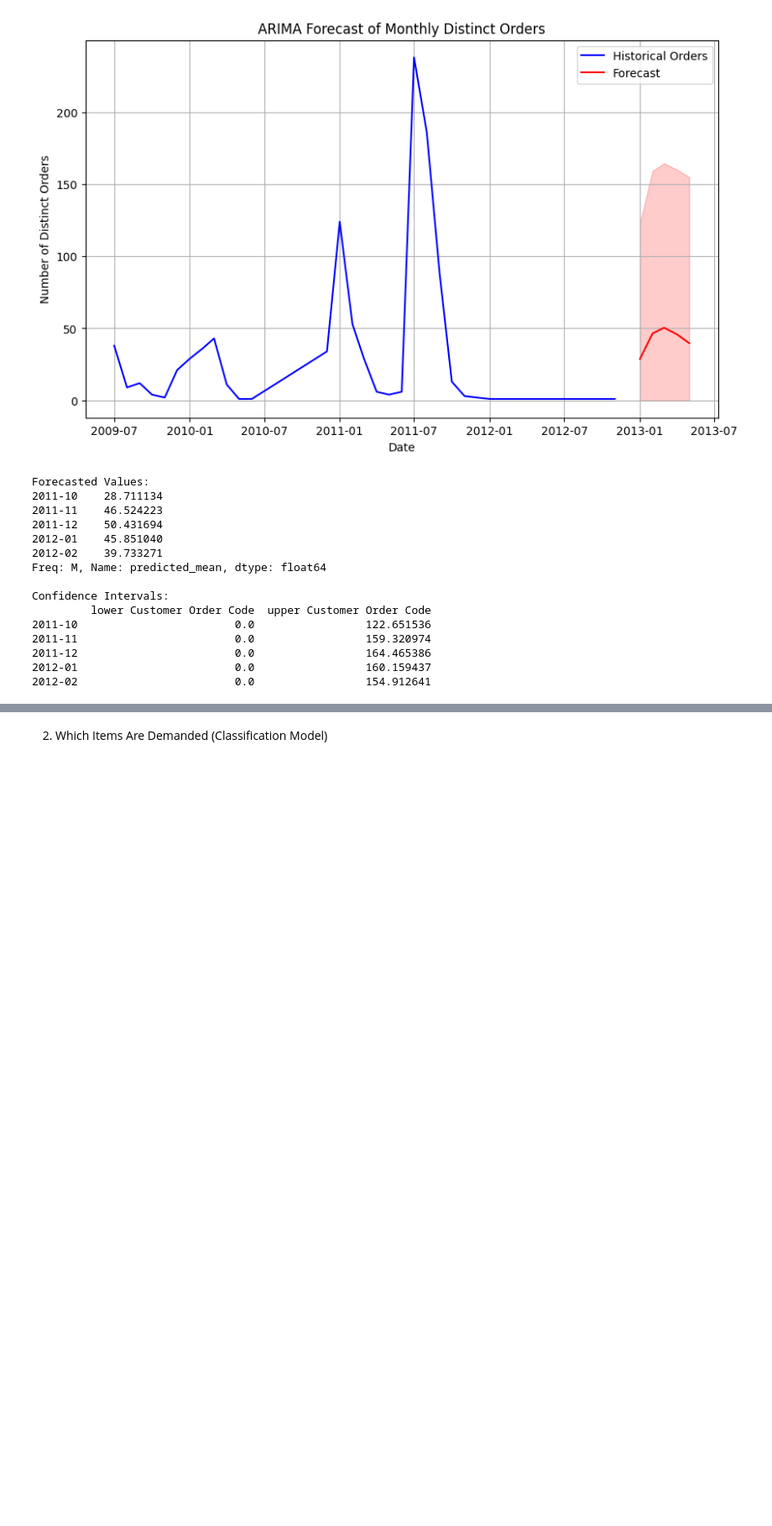
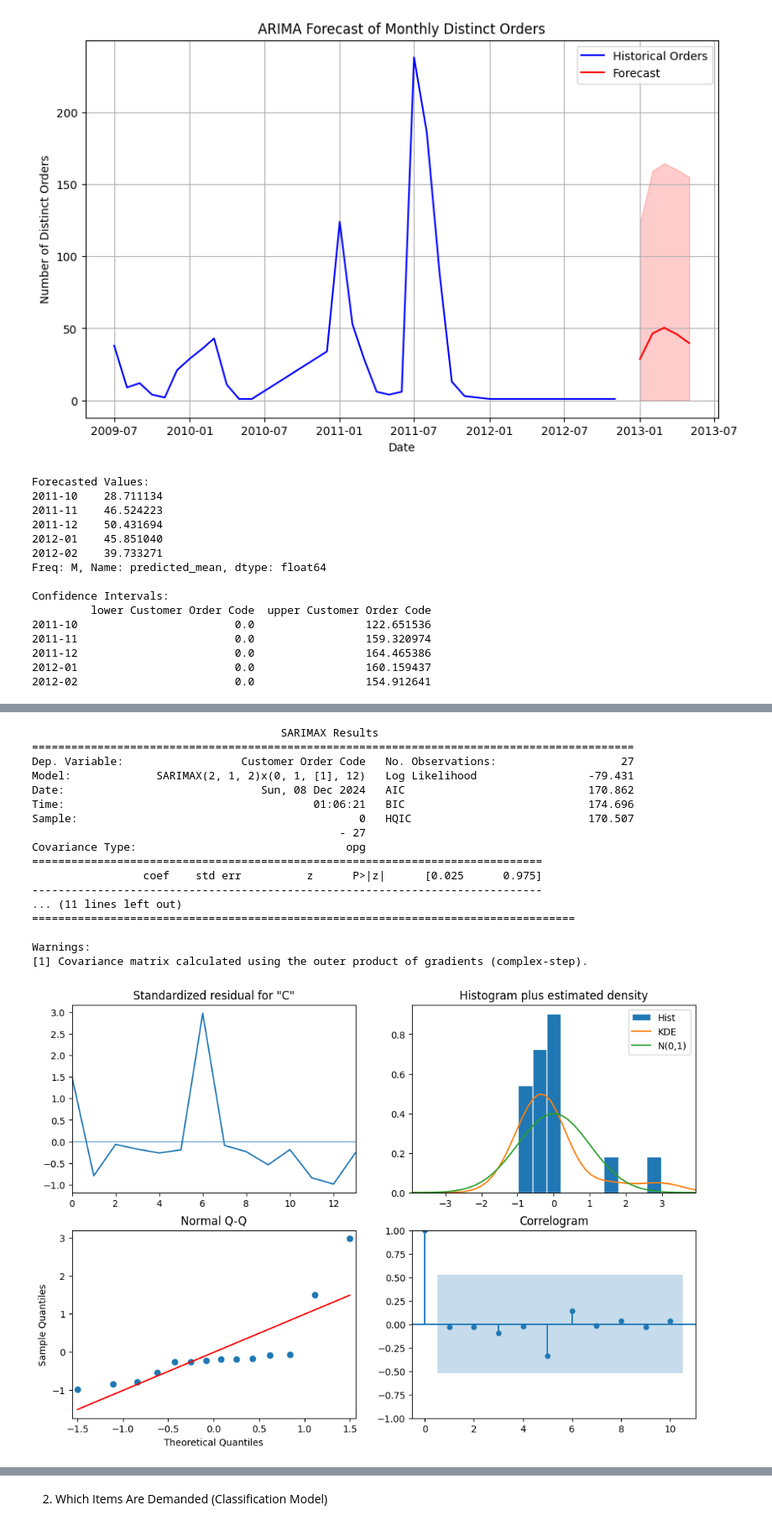
Before and after one commit to NazilaNajmul/schulich_data_science, a Jupyter notebook: Hackathon_codeset.ipynb, the cells around one changed output, grey strips where cells are left out. Shown: that part at 84% size. Drawn from its saved outputs; the diff is of its cells as text; code cells hidden in the pictures; blank space fills up the shorter version.

```diff
--- a/Hackathon_codeset.ipynb
+++ b/Hackathon_codeset.ipynb
@@ -170,0 +302,47 @@ Confidence Intervals:
+# %%
+# For example, using (2, 1, 2)x(0, 1, 1, 12) as a more complex model
+model_complex = SARIMAX(monthly_orders, order=(2, 1, 2), seasonal_order=(0, 1, 1, 12))
+model_complex_fit = model_complex.fit(disp=False)
+
+# Print summary of the complex model
+print(model_complex_fit.summary())
+
+# Plot diagnostics for the complex model
+model_complex_fit.plot_diagnostics(figsize=(12, 8))
+plt.show()
+
+# Forecast the next 5 months using the more complex model
+forecast_complex = model_complex_fit.get_forecast(steps=5)
+forecast_complex_ci = forecast_complex.conf_int()
+
+# Plot the forecast along with the confidence intervals
+plt.figure(figsize=(10, 6))
+plt.plot(monthly_orders.index, monthly_orders, label='Historical Orders', color='blue')
+plt.plot(forecast_complex.predicted_mean.index, forecast_complex.predicted_mean, label='Forecast', color='red')
+plt.fill_between(forecast_complex_ci.index, forecast_complex_ci.iloc[:, 0], forecast_complex_ci.iloc[:, 1], color='red', alpha=0.2)
+
+plt.title("Complex SARIMA Forecast with 95% Confidence Intervals")
+plt.xlabel("Date")
+plt.ylabel("Number of Distinct Orders")
+plt.legend()
+plt.grid(True)
+plt.show()
+# %% [output]
+                                      SARIMAX Results
+============================================================================================
+Dep. Variable:                  Customer Order Code   No. Observations:                   27
+Model:             SARIMAX(2, 1, 2)x(0, 1, [1], 12)   Log Likelihood                 -79.431
+Date:                              Sun, 08 Dec 2024   AIC                            170.862
+Time:                                      01:06:21   BIC                            174.696
+Sample:                                           0   HQIC                           170.507
+                                               - 27
+Covariance Type:                                opg
+==============================================================================
+                 coef    std err          z      P>|z|      [0.025      0.975]
+------------------------------------------------------------------------------
+... (11 lines left out)
+===================================================================================
+
+Warnings:
+[1] Covariance matrix calculated using the outer product of gradients (complex-step).
+[figure, added]
```
Also changed, not shown: parts of 10 cells of this notebook, 1 other file.
